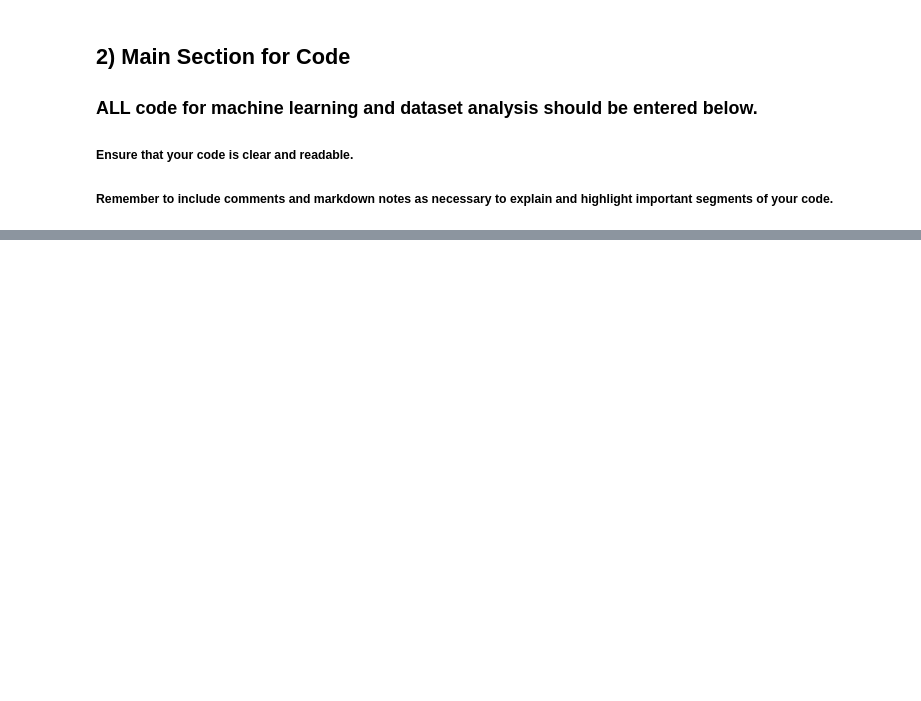
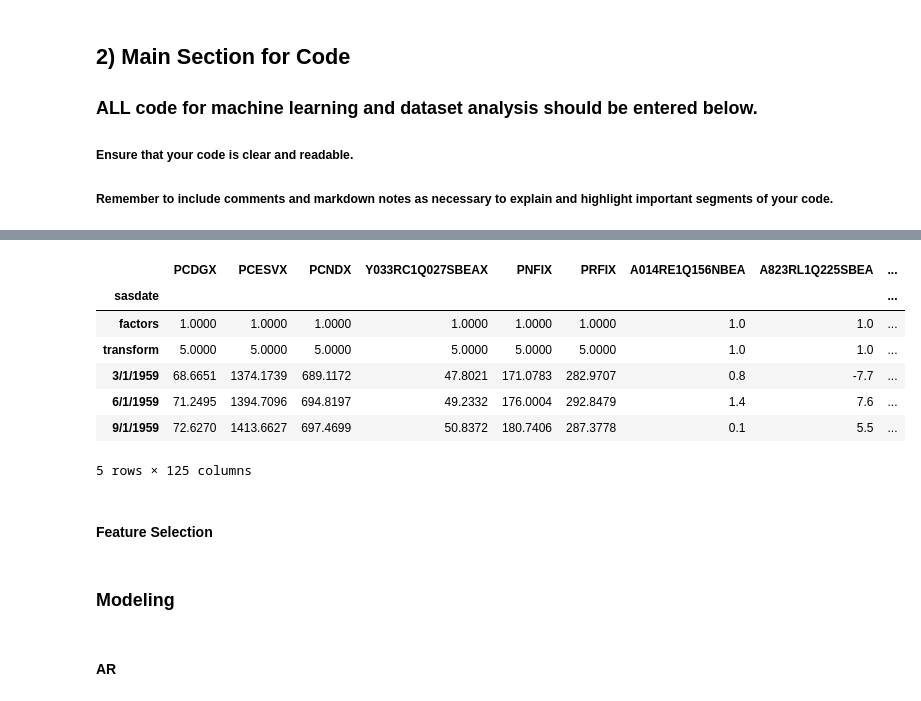
Before and after one commit to turrrray/dsedatathon, a Jupyter notebook: NUS_DSESC_DATABUSTERS_XX.ipynb, the cells around one changed output, grey strips where cells are left out. Cells and saved outputs as stored; diff of their text form; code cells hidden in the pictures; blank space fills up the shorter version.

```diff
--- a/NUS_DSESC_DATABUSTERS_XX.ipynb
+++ b/NUS_DSESC_DATABUSTERS_XX.ipynb
@@ -200,0 +82,13 @@ df_monthly.head()
+# %%
+# remove non-SW factors
+columns_to_remove = quar_df.columns[factors == 0]
+quar_df= quar_df.drop(columns=columns_to_remove)
+quar_df_filter = quar_df.iloc[2:]
+
+
+# process dates
+quar_df_filter = quar_df_filter.loc[pd.notna(quar_df_filter.index), :]
+quar_df_filter.index = pd.date_range(start="1959-01-01", freq="Q", periods=len(quar_df_filter))
+quar_df_filter.index = quar_df_filter.index.to_period("Q")
+
+quar_df_filter.head()
@@ -200,0 +103,37 @@ df_monthly.head()
+# %%
+# transformation function
+def apply_transformation(series, tcode):
+    if tcode == 1:
+        return series
+    elif tcode == 2:
+        return series.diff()
+    elif tcode == 3:
+        return series.diff().diff()
+    elif tcode == 4:
+        return np.log(series)
+    elif tcode == 5:
+        return np.log(series).diff()
+    elif tcode == 6:
+        return np.log(series).diff().diff()
+    elif tcode == 7:
+        return series.pct_change()
+    else:
+        raise ValueError(f"Unknown TCODE: {tcode}")
+
+tcodes = pd.read_csv("Quarterly Data.csv", nrows=1, index_col=0)
+tcodes.columns = [c.upper() for c in tcodes.columns]
+
+# transform the time series
+quar_df_t = quar_df.apply(lambda x: apply_transformation(x, tcodes[x.name].item()))
+quar_df_t.head()
+# %% [output]
+|  | PCDGX | PCESVX | PCNDX | Y033RC1Q027SBEAX | PNFIX | PRFIX | A014RE1Q156NBEA | A823RL1Q225SBEA | ... |
+| sasdate |  |  |  |  |  |  |  |  | ... |
+| factors | 1.0000 | 1.0000 | 1.0000 | 1.0000 | 1.0000 | 1.0000 | 1.0 | 1.0 | ... |
+| transform | 5.0000 | 5.0000 | 5.0000 | 5.0000 | 5.0000 | 5.0000 | 1.0 | 1.0 | ... |
+| 3/1/1959 | 68.6651 | 1374.1739 | 689.1172 | 47.8021 | 171.0783 | 282.9707 | 0.8 | -7.7 | ... |
+| 6/1/1959 | 71.2495 | 1394.7096 | 694.8197 | 49.2332 | 176.0004 | 292.8479 | 1.4 | 7.6 | ... |
+| 9/1/1959 | 72.6270 | 1413.6627 | 697.4699 | 50.8372 | 180.7406 | 287.3778 | 0.1 | 5.5 | ... |
+5 rows × 125 columns
+# %% [markdown]
+#### Feature Selection
@@ -200,0 +182,4 @@ df_monthly.head()
+# %% [markdown]
+### Modeling
+# %% [markdown]
+#### AR
```
Also changed, not shown: parts of 44 cells of this notebook.
